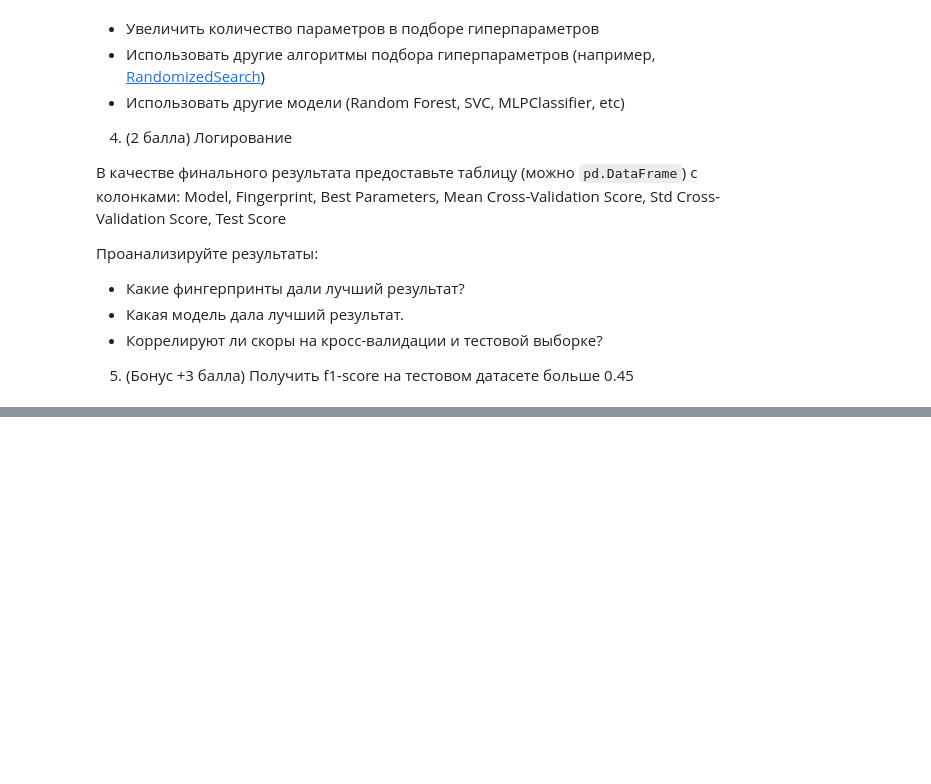
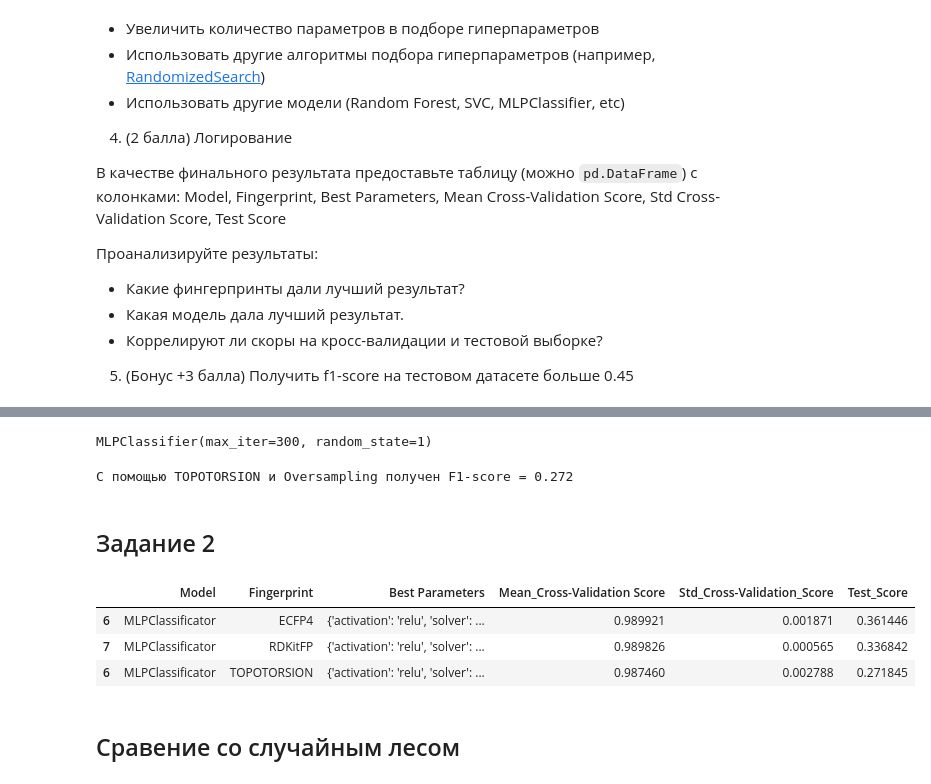
Before and after one commit to rustbas/MachineLearningHW, a Jupyter notebook: Practice1/IB_Practice_COVID.ipynb, the cells around one changed output, grey strips where cells are left out. Cells and saved outputs as stored; diff of their text form; code cells hidden in the pictures; blank space fills up the shorter version.

```diff
--- a/Practice1/IB_Practice_COVID.ipynb
+++ b/Practice1/IB_Practice_COVID.ipynb
@@ -456,0 +742,50 @@ Best model test f1 score is 0.265
+# %%
+clf = MLPClassifier(random_state=1,
+                    max_iter=300,
+                    activation=best_params['activation'],
+                    solver=best_params['solver'])
+# %%
+clf.fit(train_fp_os, y_train_os)
+# %% [output]
+MLPClassifier(max_iter=300, random_state=1)
+# %%
+y_pred = clf.predict(test_fp3)
+f1_3 = f1_score(y_test, y_pred)
+# %%
+print(f'С помощью TOPOTORSION и Oversampling получен F1-score = {f1_3:.3f}')
+# %% [output]
+С помощью TOPOTORSION и Oversampling получен F1-score = 0.272
+# %% [markdown]
+## Задание 2
+# %%
+# Model, Fingerprint, Best Parameters, Mean Cross-Validation Score, Std Cross-Validation Score, Test Score
+df1 = pd.DataFrame(res_cv1)  # ECFP4
+df1['Model'] = 'MLPClassificator'
+df1['label'] = 'ECFP4'
+df1['f1'] = f1_1
+df2 = pd.DataFrame(res_cv2)  # RDKitFP
+df2['Model'] = 'MLPClassificator'
+df2['label'] = 'RDKitFP'
+df2['f1'] = f1_2
+df3 = pd.DataFrame(res_cv3)  # TOPOTORSION
+df3['Model'] = 'MLPClassificator'
+df3['label'] = 'TOPOTORSION'
+df3['f1'] = f1_3
+df = pd.concat((df1, df2, df3), axis=0)
+df_best = df[df['rank_test_score'] == 1]
+result = df_best[[
+    'Model', 'label', 'params', 'mean_test_score', 'std_test_score', 'f1'
+]]
+result.columns = [
+    'Model', 'Fingerprint', 'Best Parameters', 'Mean_Cross-Validation Score',
+    'Std_Cross-Validation_Score', 'Test_Score'
+]
+# %%
+result
+# %% [output]
+|  | Model | Fingerprint | Best Parameters | Mean_Cross-Validation Score | Std_Cross-Validation_Score | Test_Score |
+| 6 | MLPClassificator | ECFP4 | {'activation': 'relu', 'solver': ... | 0.989921 | 0.001871 | 0.361446 |
+| 7 | MLPClassificator | RDKitFP | {'activation': 'relu', 'solver': ... | 0.989826 | 0.000565 | 0.336842 |
+| 6 | MLPClassificator | TOPOTORSION | {'activation': 'relu', 'solver': ... | 0.987460 | 0.002788 | 0.271845 |
+# %% [markdown]
+## Сравение со cлучайным лесом
```
Also changed, not shown: parts of 100 cells of this notebook, 17 other files.
